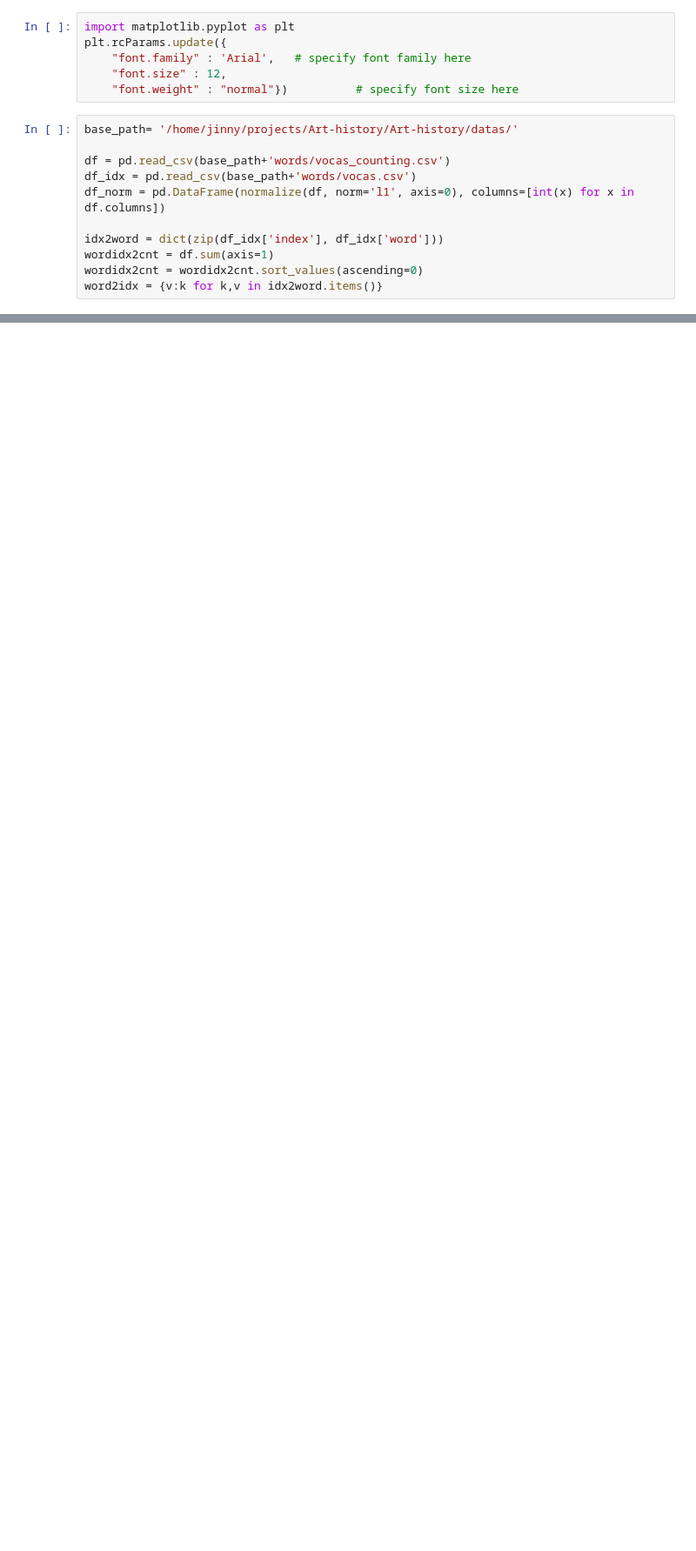
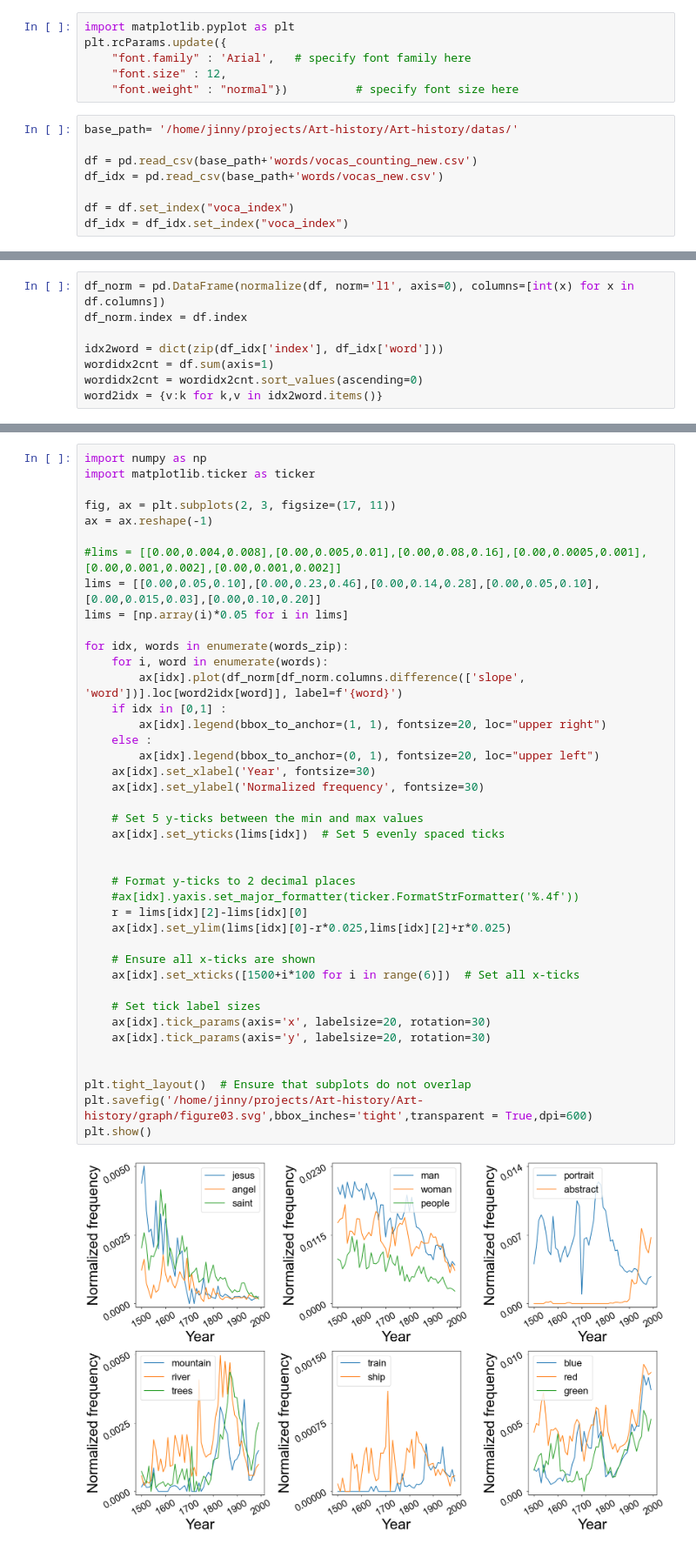
Before and after one commit to aljinny/art-history, a Jupyter notebook: 002_MainFigures/fig03_word.ipynb, the cells around one changed output, grey strips where cells are left out. Shown: that part at 87% size. Drawn from its saved outputs; the diff is of its cells as text; blank space fills up the shorter version.

```diff
--- a/002_MainFigures/fig03_word.ipynb
+++ b/002_MainFigures/fig03_word.ipynb
@@ -22,11 +22,8 @@ plt.rcParams.update({
 # %%
 base_path= '/home/jinny/projects/Art-history/Art-history/datas/'
 
-df = pd.read_csv(base_path+'words/vocas_counting.csv')
-df_idx = pd.read_csv(base_path+'words/vocas.csv')
-df_norm = pd.DataFrame(normalize(df, norm='l1', axis=0), columns=[int(x) for x in df.columns])
+df = pd.read_csv(base_path+'words/vocas_counting_new.csv')
+df_idx = pd.read_csv(base_path+'words/vocas_new.csv')
 
-idx2word = dict(zip(df_idx['index'], df_idx['word']))
-wordidx2cnt = df.sum(axis=1)
-wordidx2cnt = wordidx2cnt.sort_values(ascending=0)
-word2idx = {v:k for k,v in idx2word.items()}
+df = df.set_index("voca_index")
+df_idx = df_idx.set_index("voca_index")
@@ -81,0 +30,8 @@ plt.show()
+# %%
+df_norm = pd.DataFrame(normalize(df, norm='l1', axis=0), columns=[int(x) for x in df.columns])
+df_norm.index = df.index
+
+idx2word = dict(zip(df_idx['index'], df_idx['word']))
+wordidx2cnt = df.sum(axis=1)
+wordidx2cnt = wordidx2cnt.sort_values(ascending=0)
+word2idx = {v:k for k,v in idx2word.items()}
@@ -81,0 +47,43 @@ plt.show()
+# %%
+import numpy as np
+import matplotlib.ticker as ticker
+
+fig, ax = plt.subplots(2, 3, figsize=(17, 11))
+ax = ax.reshape(-1)
+
+#lims = [[0.00,0.004,0.008],[0.00,0.005,0.01],[0.00,0.08,0.16],[0.00,0.0005,0.001],[0.00,0.001,0.002],[0.00,0.001,0.002]]
+lims = [[0.00,0.05,0.10],[0.00,0.23,0.46],[0.00,0.14,0.28],[0.00,0.05,0.10],[0.00,0.015,0.03],[0.00,0.10,0.20]]
+lims = [np.array(i)*0.05 for i in lims]
+
+for idx, words in enumerate(words_zip):
+    for i, word in enumerate(words):
+        ax[idx].plot(df_norm[df_norm.columns.difference(['slope', 'word'])].loc[word2idx[word]], label=f'{word}')
+    if idx in [0,1] :
+        ax[idx].legend(bbox_to_anchor=(1, 1), fontsize=20, loc="upper right")
+    else :
+        ax[idx].legend(bbox_to_anchor=(0, 1), fontsize=20, loc="upper left")
+    ax[idx].set_xlabel('Year', fontsize=30)
+    ax[idx].set_ylabel('Normalized frequency', fontsize=30)
+
+    # Set 5 y-ticks between the min and max values
+    ax[idx].set_yticks(lims[idx])  # Set 5 evenly spaced ticks
+
+
+    # Format y-ticks to 2 decimal places
+    #ax[idx].yaxis.set_major_formatter(ticker.FormatStrFormatter('%.4f'))
+    r = lims[idx][2]-lims[idx][0]
+    ax[idx].set_ylim(lims[idx][0]-r*0.025,lims[idx][2]+r*0.025)
+
+    # Ensure all x-ticks are shown
+    ax[idx].set_xticks([1500+i*100 for i in range(6)])  # Set all x-ticks
+
+    # Set tick label sizes
+    ax[idx].tick_params(axis='x', labelsize=20, rotation=30)
+    ax[idx].tick_params(axis='y', labelsize=20, rotation=30)
+
+
+plt.tight_layout()  # Ensure that subplots do not overlap
+plt.savefig('/home/jinny/projects/Art-history/Art-history/graph/figure03.svg',bbox_inches='tight',transparent = True,dpi=600)
+plt.show()
+# %% [output]
+[figure, added]
```
Also changed, not shown: parts of 3 cells of this notebook, 7 other files.
